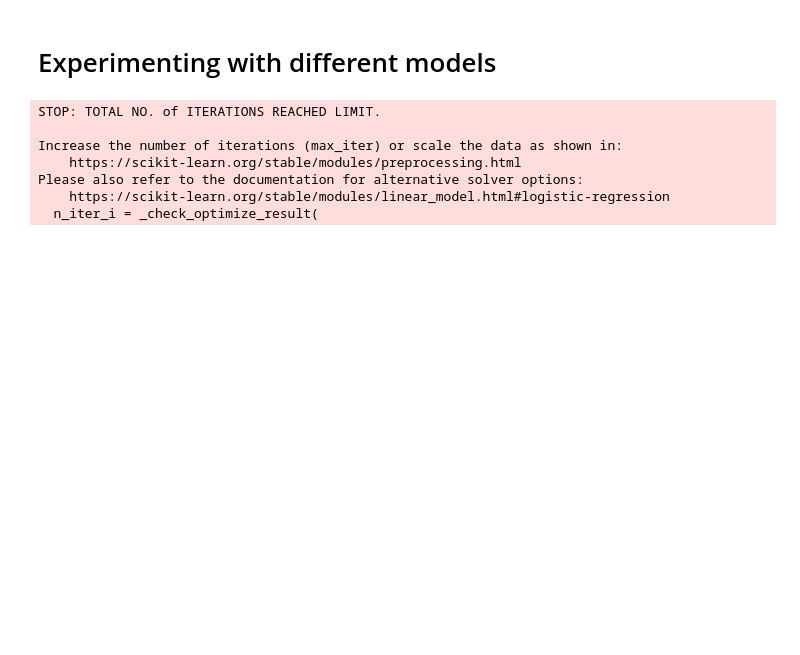
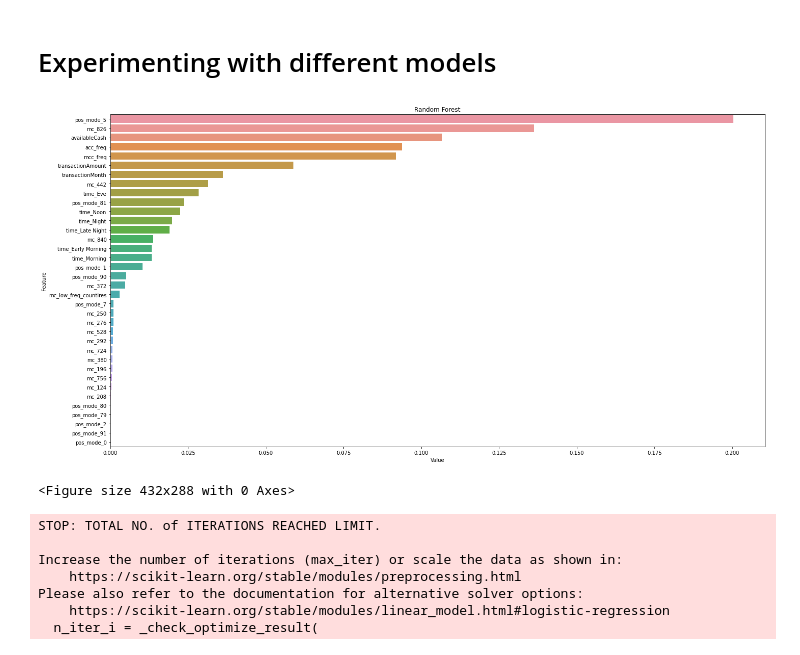
Before and after one commit to yash-td/Fraud-Detection, a Jupyter notebook: fraud-detection.ipynb, the cells around one changed output. Cells and saved outputs as stored; diff of their text form; code cells hidden in the pictures; blank space fills up the shorter version.

```diff
--- a/fraud-detection.ipynb
+++ b/fraud-detection.ipynb
@@ -288,14 +288,17 @@ minority_class: 94052
 # plt.legend()
 # plt.show()
 # %%
-# feature_imp = pd.DataFrame(sorted(zip(logisticRegr.feature_importances_,X.columns)), columns=['Value','Feature'])
+feature_imp = pd.DataFrame(sorted(zip(best_model.feature_importances_,X_train_sm.columns)), columns=['Value','Feature'])
 
-# plt.figure(figsize=(20, 10))
-# sns.barplot(x="Value", y="Feature", data=feature_imp.sort_values(by="Value", ascending=False))
-# plt.title('Random Forest')
-# plt.tight_layout()
-# plt.show()
-# plt.savefig('f-imp.png')
+plt.figure(figsize=(20, 10))
+sns.barplot(x="Value", y="Feature", data=feature_imp.sort_values(by="Value", ascending=False))
+plt.title('Random Forest')
+plt.tight_layout()
+plt.show()
+plt.savefig('f-imp.png')
+# %% [output]
+[figure, added]
+<Figure size 432x288 with 0 Axes>
 # %%
 from sklearn.metrics import f1_score, precision_score, recall_score, average_precision_score
 models = {'LogisticRegression': LogisticRegression(),
```
Also changed, not shown: parts of 10 cells of this notebook, 20 other files.
